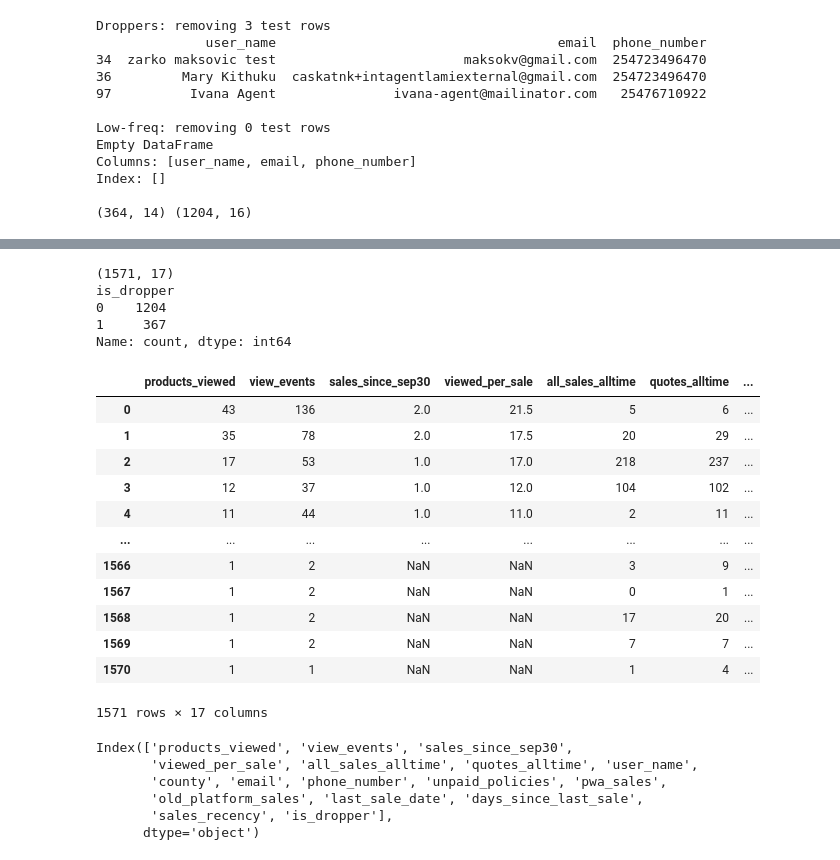
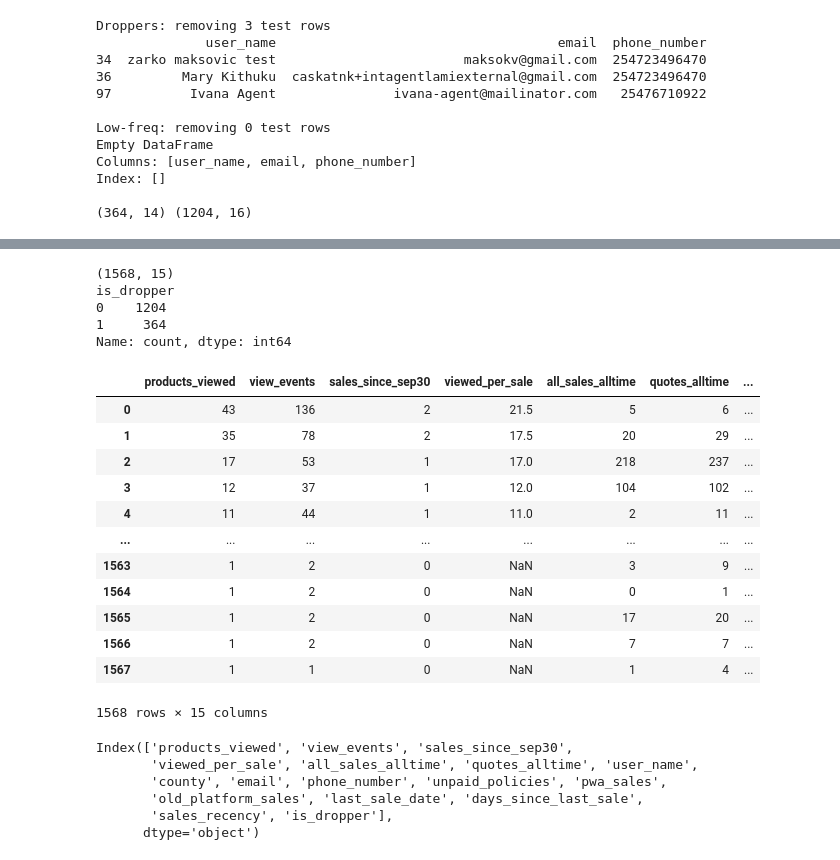
Before and after one commit to Victoria-ui227/PWA_user_behavior, a Jupyter notebook: dropper.ipynb, the cells around one changed output, grey strips where cells are left out. Saved outputs shown, nothing was run; the diff lists cells and outputs as text; code cells hidden in the pictures.

Commit message:
renamed modeling notebook and update analysis

```diff
--- a/dropper.ipynb
+++ b/dropper.ipynb
@@ -311,3 +359,37 @@ Columns: [user_name, email, phone_number]
 Index: []
 
 (364, 14) (1204, 16)
+# %%
+FILE = 'oct_data.xlsx'
+drop_raw = pd.read_excel(FILE, sheet_name='Droppers (no sales since Sep30)')
+low_raw  = pd.read_excel(FILE, sheet_name='Low-freq buyers (enriched)')
+
+TEST_EMAILS = {
+    'maksokv@gmail.com',
+    'ivana-agent@mailinator.com',
+    'caskatnk+intagentlamiexternal@gmail.com',
+}
+NAME_PAT  = r'\btest\b|\bdemo\b|\bdummy\b'
+EMAIL_PAT = r'mailinator|\btest\b|\+int|example\.com'
+
+def remove_test_rows(df):
+    email = df['email'].str.strip().str.lower()
+    is_test = (email.isin(TEST_EMAILS)
+               | df['user_name'].str.contains(NAME_PAT, case=False, regex=True, na=False)
+               | email.str.contains(EMAIL_PAT, regex=True, na=False))
+    return df.loc[~is_test].reset_index(drop=True), int(is_test.sum())
+
+drop, n_d = remove_test_rows(drop_raw)
+low,  n_l = remove_test_rows(low_raw)
+print(f'Test rows removed: droppers={n_d}, low-freq={n_l}')
+
+drop['sales_since_sep30'] = 0
+drop['is_dropper'] = 1
+low['is_dropper']  = 0
+df = pd.concat([low, drop], ignore_index=True, sort=False)
+
+# Sanity checks
+assert df['email'].str.lower().duplicated().sum() == 0, 'agent appears twice'
+assert ((df['pwa_sales'] + df['old_platform_sales']) == df['all_sales_alltime']).all()
+print(df.shape)
+df['is_dropper'].value_counts().rename({0: 'low-freq buyer', 1: 'dropper'})
@@ -333,43 +426,43 @@ Columns shared by both:
 # %%
 
 # Make copies so the original dataframes remain unchanged
-data2_copy = data2.copy()
-data_copy = data.copy()
+data2_copy = low.copy()
+data_copy = drop.copy()
 
 # Create the target label
 data2_copy['is_dropper'] = 0
 data_copy['is_dropper'] = 1
 
 # Combine both datasets
 combined = pd.concat(
     [data2_copy, data_copy],
     ignore_index=True,
     sort=False
 )
 
 # Check the result
 print(combined.shape)
 print(combined['is_dropper'].value_counts())
 combined
 # %% [output]
-(1571, 17)
+(1568, 15)
 is_dropper
 0    1204
-1     367
+1     364
 Name: count, dtype: int64
 |  | products_viewed | view_events | sales_since_sep30 | viewed_per_sale | all_sales_alltime | quotes_alltime | ... |
-| 0 | 43 | 136 | 2.0 | 21.5 | 5 | 6 | ... |
-| 1 | 35 | 78 | 2.0 | 17.5 | 20 | 29 | ... |
-| 2 | 17 | 53 | 1.0 | 17.0 | 218 | 237 | ... |
-| 3 | 12 | 37 | 1.0 | 12.0 | 104 | 102 | ... |
-| 4 | 11 | 44 | 1.0 | 11.0 | 2 | 11 | ... |
+| 0 | 43 | 136 | 2 | 21.5 | 5 | 6 | ... |
+| 1 | 35 | 78 | 2 | 17.5 | 20 | 29 | ... |
+| 2 | 17 | 53 | 1 | 17.0 | 218 | 237 | ... |
+| 3 | 12 | 37 | 1 | 12.0 | 104 | 102 | ... |
+| 4 | 11 | 44 | 1 | 11.0 | 2 | 11 | ... |
 | ... | ... | ... | ... | ... | ... | ... | ... |
-| 1566 | 1 | 2 | NaN | NaN | 3 | 9 | ... |
-| 1567 | 1 | 2 | NaN | NaN | 0 | 1 | ... |
-| 1568 | 1 | 2 | NaN | NaN | 17 | 20 | ... |
-| 1569 | 1 | 2 | NaN | NaN | 7 | 7 | ... |
-| 1570 | 1 | 1 | NaN | NaN | 1 | 4 | ... |
+| 1563 | 1 | 2 | 0 | NaN | 3 | 9 | ... |
+| 1564 | 1 | 2 | 0 | NaN | 0 | 1 | ... |
+| 1565 | 1 | 2 | 0 | NaN | 17 | 20 | ... |
+| 1566 | 1 | 2 | 0 | NaN | 7 | 7 | ... |
+| 1567 | 1 | 1 | 0 | NaN | 1 | 4 | ... |
-1571 rows × 17 columns
+1568 rows × 15 columns
 # %%
 combined.columns
 # %% [output]
```
Also changed, not shown: parts of 32 cells of this notebook, 4 other files.
